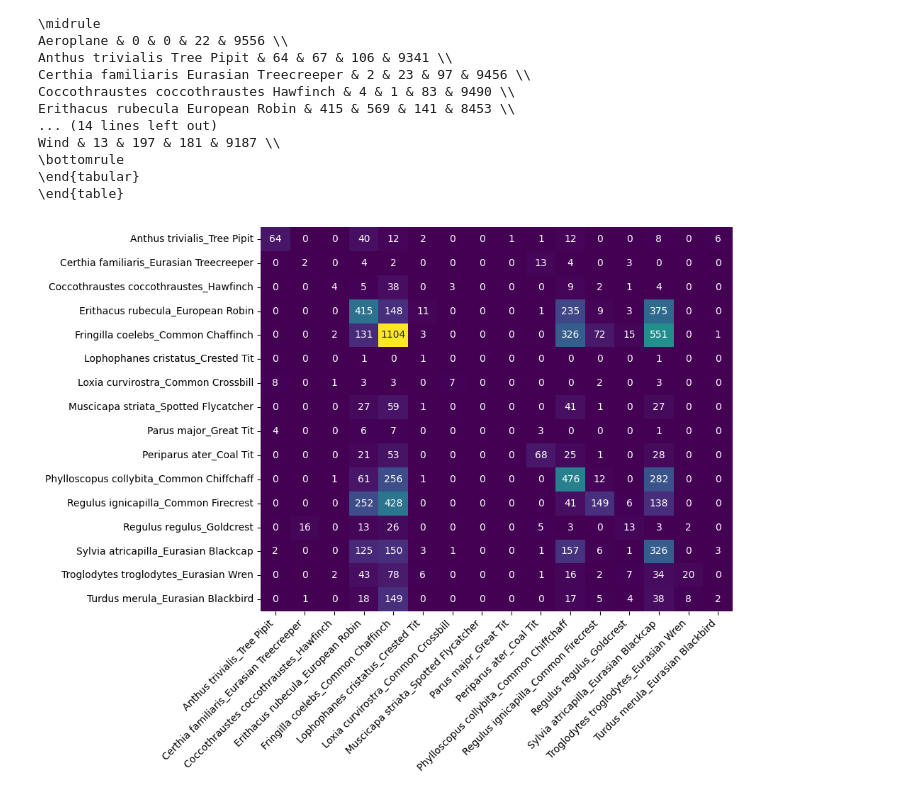
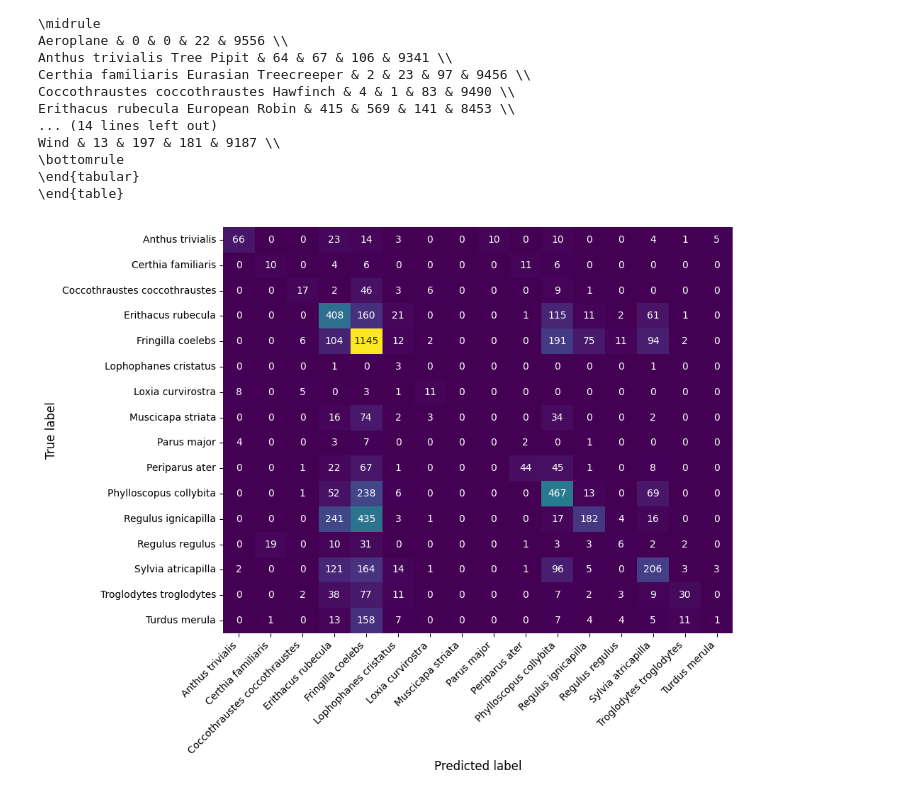
Before and after one commit to giacomoschiavo/finetuning-BirdNET, a Jupyter notebook: 6_model_evaluation_metrics.ipynb, the cells around one changed output. Cells and saved outputs as stored; diff of their text form; code cells hidden in the pictures.

```diff
--- a/6_model_evaluation_metrics.ipynb
+++ b/6_model_evaluation_metrics.ipynb
@@ -8,8 +8,8 @@ import matplotlib.colors as mcolors
 results_orig = np.load('/home/giacomoschiavo/finetuning-BirdNET/models/results/results_borig.npz', allow_pickle=True)
 results_base = np.load('/home/giacomoschiavo/finetuning-BirdNET/models/results/results_bbase_final_1.npz', allow_pickle=True)
 results_baugm = np.load('/home/giacomoschiavo/finetuning-BirdNET/models/results/results_baugm_final_1.npz', allow_pickle=True)
-# results_cnn = np.load('/home/giacomoschiavo/finetuning-BirdNET/models/CustomCNN/custom/results.npz', allow_pickle=True)
-results_cnn_augm = np.load('/home/giacomoschiavo/finetuning-BirdNET/models/CustomCNN/custom_1/results.npz', allow_pickle=True)
+results_cnn = np.load('/home/giacomoschiavo/finetuning-BirdNET/models/CustomCNN/custom_base/results.npz', allow_pickle=True)
+results_cnn_augm = np.load('/home/giacomoschiavo/finetuning-BirdNET/models/CustomCNN/custom/results.npz', allow_pickle=True)
 
 class_names = results_cnn_augm['class_names']
 # %%
@@ -35,13 +35,13 @@ models_results = {
         'class_names': results_baugm['class_names'],
         'alias': "Fine-tuned BirdNET + Data augmentation"
     },
-    # 'cnn': {
-    #     'y_true': results_cnn['y_true'],
-    #     'y_pred': results_cnn['y_pred'],
-    #     'y_pred_proba': results_cnn['y_pred_proba'],
-    #     'class_names': results_cnn['class_names'],
-    #     'alias': "Vanilla CNN + Data augmentation"
-    # },
+    'cnn': {
+        'y_true': results_cnn['y_true'],
+        'y_pred': results_cnn['y_pred'],
+        'y_pred_proba': results_cnn['y_pred_proba'],
+        'class_names': results_cnn['class_names'],
+        'alias': "Vanilla CNN + Data augmentation"
+    },
     'augm_cnn': {
         'y_true': results_cnn_augm['y_true'],
         'y_pred': results_cnn_augm['y_pred'],
@@ -399,30 +408,36 @@ Wind & 13 & 197 & 181 & 9187 \\
 # %%
 import numpy as np
 import matplotlib.pyplot as plt
 import seaborn as sns
 import pandas as pd
 from sklearn.preprocessing import MultiLabelBinarizer
 # y_true e y_pred devono essere binarizzati (shape: samples x num_classes)
 # mlb.classes_ è la lista delle classi (nomi delle specie)
 
 # Costruisci una matrice di co-occorrenza
-selected_model = models_results['base']
+selected_model = models_results['augm']
 conf_matrix = np.dot(selected_model['y_true'].T, selected_model['y_pred'])
 mlb = MultiLabelBinarizer()
 selected_species = [s for s in selected_model['class_names']]  # Rimuovi gli underscore per una migliore leggibilità
 mlb.fit([selected_species])
 
 # La diagonale avrà i TP, il resto mostrerà le confusioni
 df_conf = pd.DataFrame(conf_matrix, index=mlb.classes_, columns=mlb.classes_)
 drop_labels = ['Aeroplane', 'None', 'Wind', 'Vegetation']
 df_conf = df_conf.drop(index=drop_labels, columns=drop_labels)
 
+df_conf.index = [label.split('_')[0] for label in df_conf.index]
+df_conf.columns = [label.split('_')[0] for label in df_conf.columns]
+
+
 plt.figure(figsize=(10, 8))
 sns.heatmap(df_conf, annot=True, fmt='d', cmap='viridis', xticklabels=True, yticklabels=True, cbar=False)
 
 plt.xticks(rotation=45, ha='right')
 plt.yticks(rotation=0)
+plt.xlabel("Predicted label", fontsize=12)
+plt.ylabel("True label", fontsize=12)
 plt.tight_layout()
 plt.show()
 # %% [output]
-[figure, old version]
+[figure, new version]
```
Also changed, not shown: parts of 7 cells of this notebook, 4 other files.
